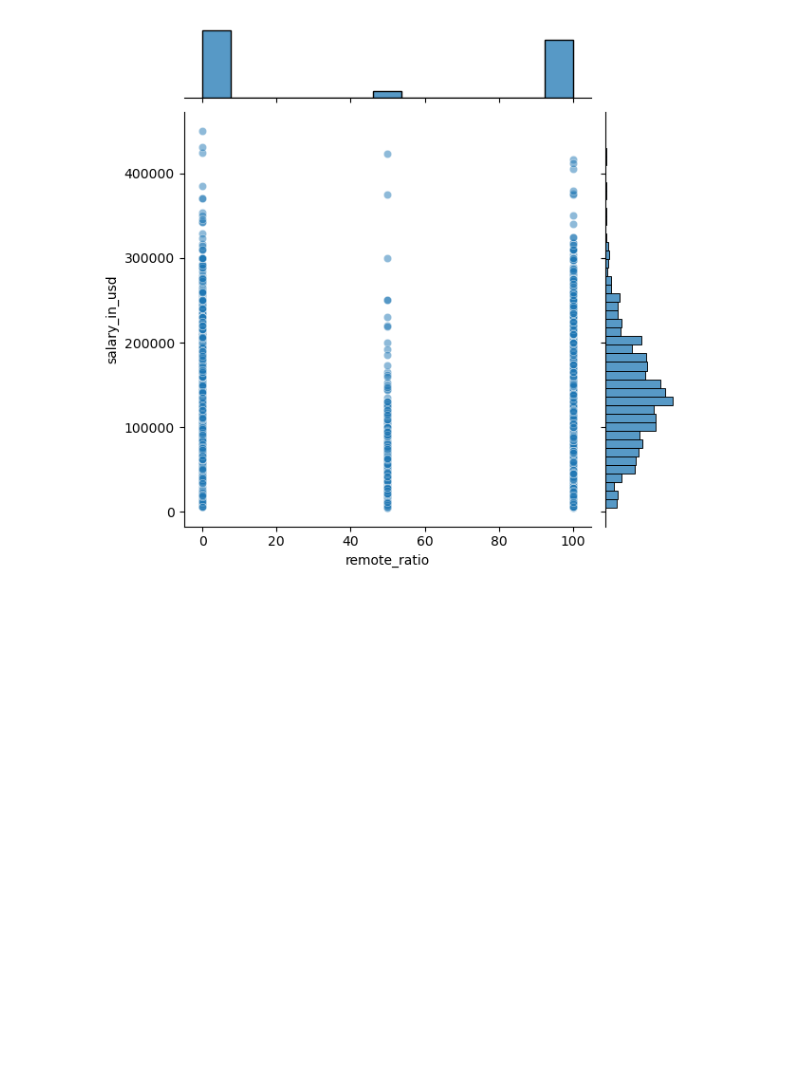
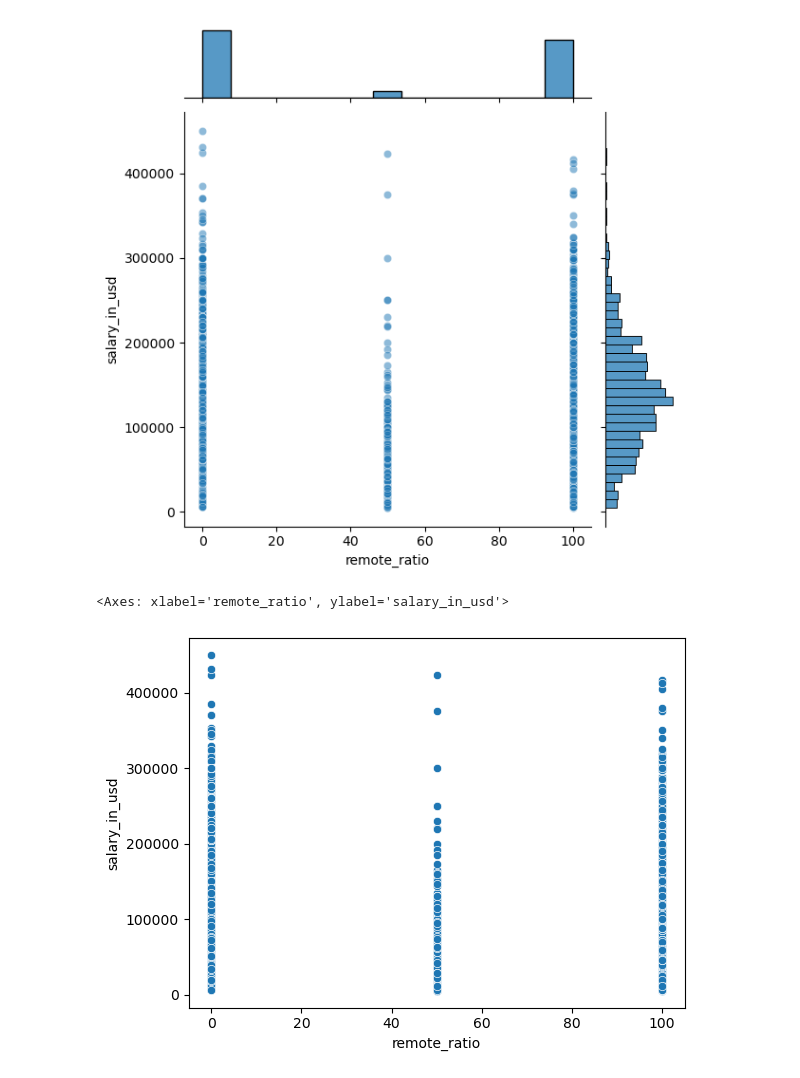
Before and after one commit to carine-ahishakiye/ML_Summative, a Jupyter notebook: Summative - Linear Regression Model With Flutter.ipynb, the cells around one changed output. Drawn from its saved outputs; the diff is of its cells as text; code cells hidden in the pictures; blank space fills up the shorter version.

Commit message:
Complete ML summative project with linear regression and Seaborn visualizations

```diff
--- a/Summative - Linear Regression Model With Flutter.ipynb
+++ b/Summative - Linear Regression Model With Flutter.ipynb
@@ -63,3 +63,8 @@ sns.jointplot(x='remote_ratio', y='salary_in_usd', data=df, alpha=0.5)
 # %% [output]
 <seaborn.axisgrid.JointGrid at 0x...>
 [figure]
+# %%
+sns.scatterplot(x='remote_ratio', y='salary_in_usd',data=df)
+# %% [output]
+<Axes: xlabel='remote_ratio', ylabel='salary_in_usd'>
+[figure, added]
```
Also changed, not shown: parts of 25 cells of this notebook, 1 other file.
